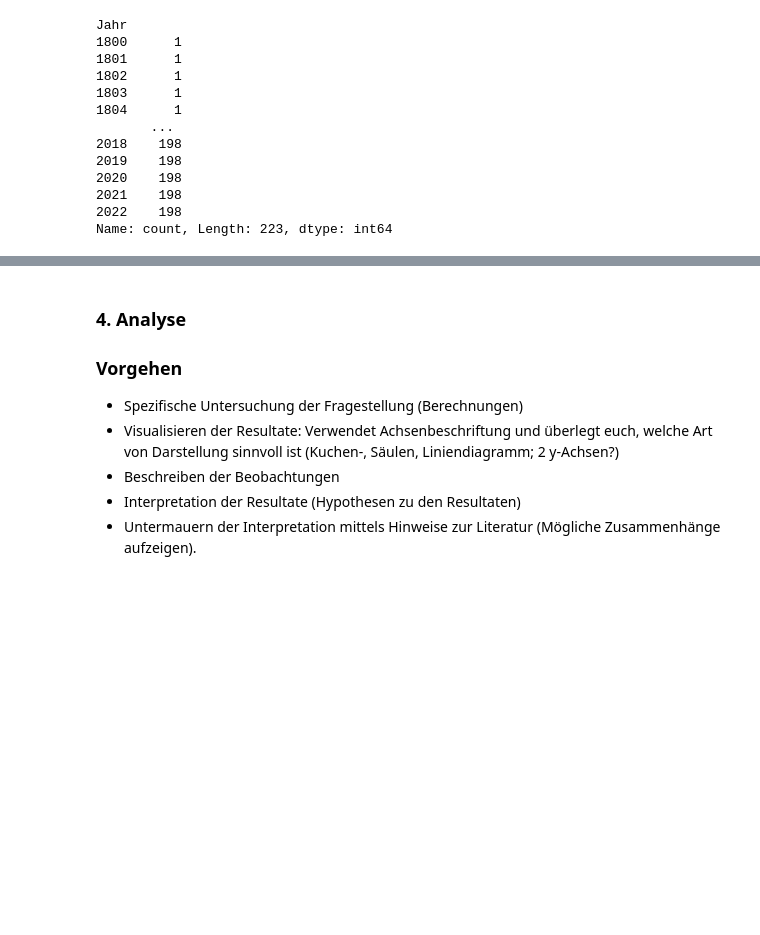
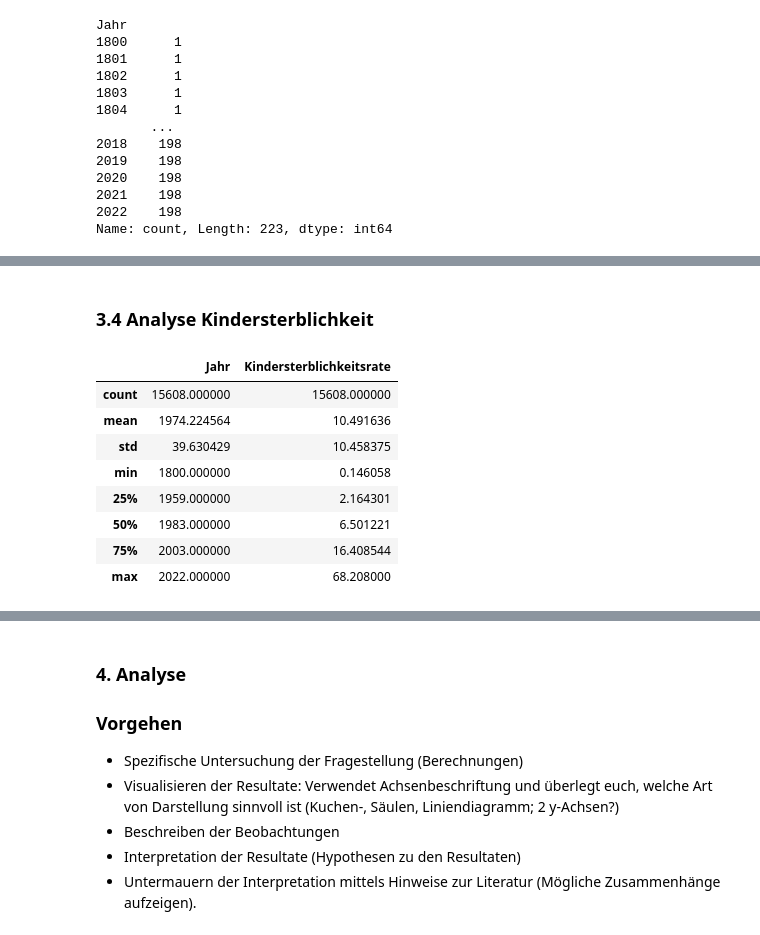
Before and after one commit to 12Lisa12/Pandas-LN, a Jupyter notebook: Grundgerüst_Leistungsnachweis.ipynb, the cells around one changed output, grey strips where cells are left out. Cells and saved outputs as stored; diff of their text form; code cells hidden in the pictures; blank space fills up the shorter version.

```diff
--- a/Grundgerüst_Leistungsnachweis.ipynb
+++ b/Grundgerüst_Leistungsnachweis.ipynb
@@ -168,0 +172,14 @@ g=df["Jahr"].value_counts().sort_index().plot(ylabel="Anzahl Datenpunkte", title
+# %% [markdown]
+### 3.4 Analyse Kindersterblichkeit
+# %%
+df.describe()
+# %% [output]
+|  | Jahr | Kindersterblichkeitsrate |
+| count | 15608.000000 | 15608.000000 |
+| mean | 1974.224564 | 10.491636 |
+| std | 39.630429 | 10.458375 |
+| min | 1800.000000 | 0.146058 |
+| 25% | 1959.000000 | 2.164301 |
+| 50% | 1983.000000 | 6.501221 |
+| 75% | 2003.000000 | 16.408544 |
+| max | 2022.000000 | 68.208000 |
```
Also changed, not shown: parts of 2 cells of this notebook.
